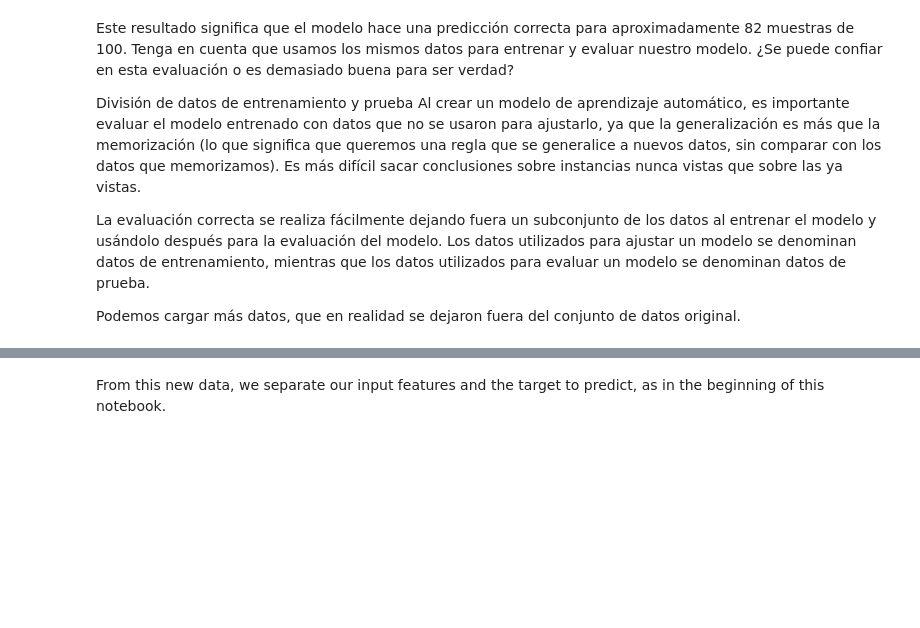
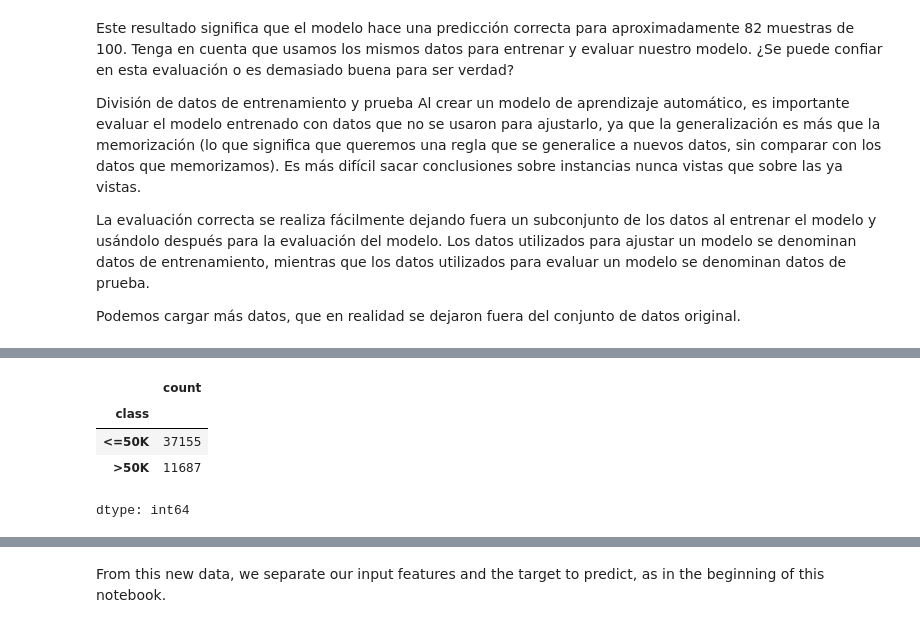
Before and after one commit to Viny2030/sklearn, a Jupyter notebook: 02_numerical_pipeline_introduction.ipynb, the cells around one changed output, grey strips where cells are left out. Saved outputs shown, nothing was run; the diff lists cells and outputs as text; code cells hidden in the pictures; blank space fills up the shorter version.

```diff
--- a/02_numerical_pipeline_introduction.ipynb
+++ b/02_numerical_pipeline_introduction.ipynb
@@ -369,0 +356,2 @@ from sklearn.model_selection import train_test_split
+# %%
+adult_census1 = pd.read_csv("https://raw.githubusercontent.com/Viny2030/datasets/refs/heads/main/adult_census.csv")
@@ -369,0 +374,4 @@ from sklearn.model_selection import train_test_split
+# %%
+adult_census1['class'] = adult_census1['class'].astype(str)
+# %%
+adult_census1['class'].replace({'<=50K': 0, '>50K': 1}, inplace=True)
@@ -369,0 +385,16 @@ from sklearn.model_selection import train_test_split
+# %%
+import pandas as pd
+
+# Suponiendo que tienes tu DataFrame cargado en adult_census1
+
+# Verificar el tipo de dato
+print(adult_census1['class'].dtype)
+
+# Convertir a string si es necesario
+adult_census1['class'] = adult_census1['class'].astype(str)
+
+# Reemplazar los valores y asignar a la columna
+adult_census1['class'] = adult_census1['class'].replace({'<=50K': 0, '>50K': 1})
+
+# Verificar los cambios
+print(adult_census1['class'].head())
@@ -369,0 +409,8 @@ from sklearn.model_selection import train_test_split
+# %%
+adult_census1['class'].value_counts()
+# %% [output]
+|  | count |
+| class |  |
+| <=50K | 37155 |
+| >50K | 11687 |
+dtype: int64
```
Also changed, not shown: parts of 20 cells of this notebook.
